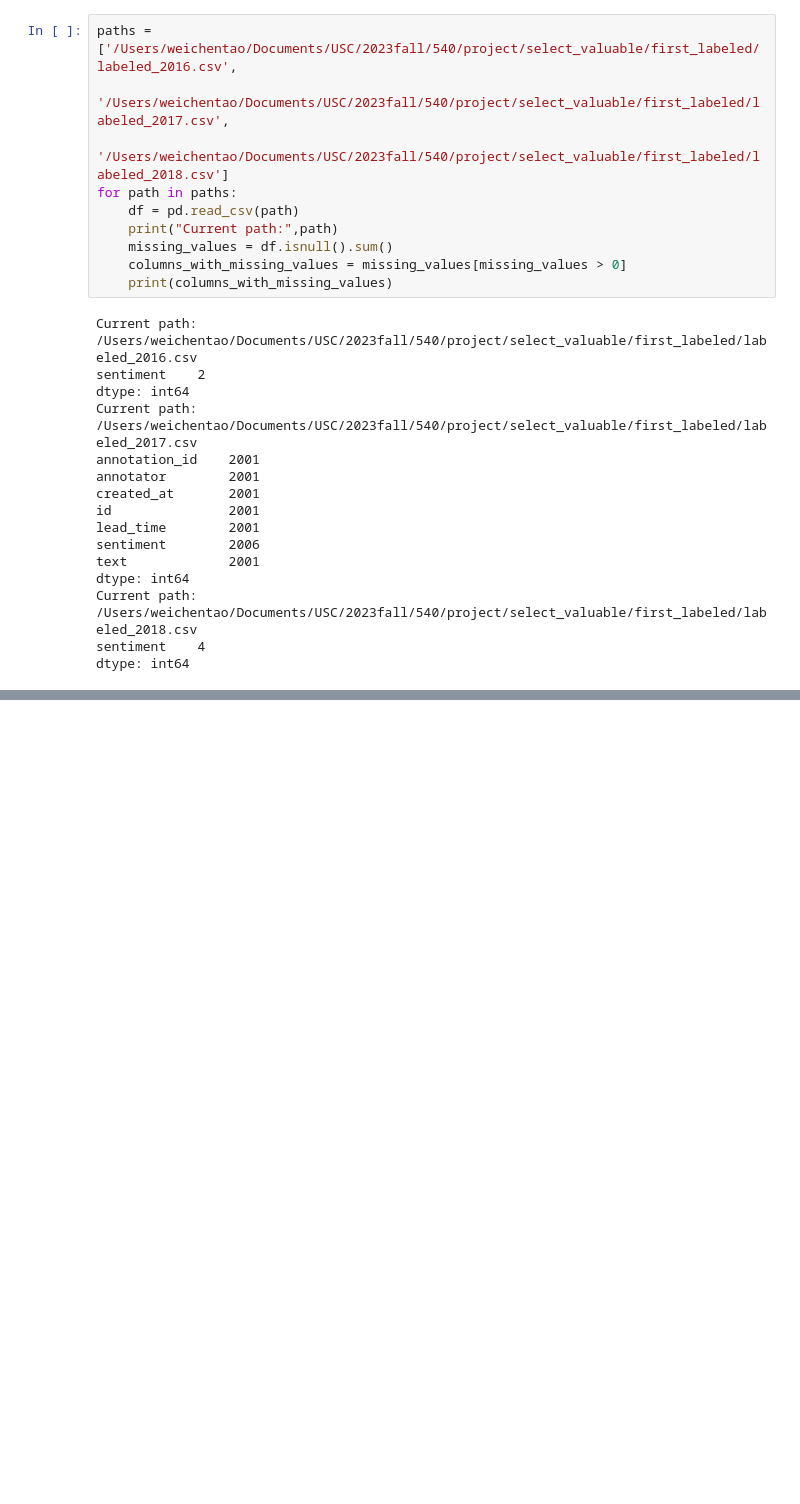
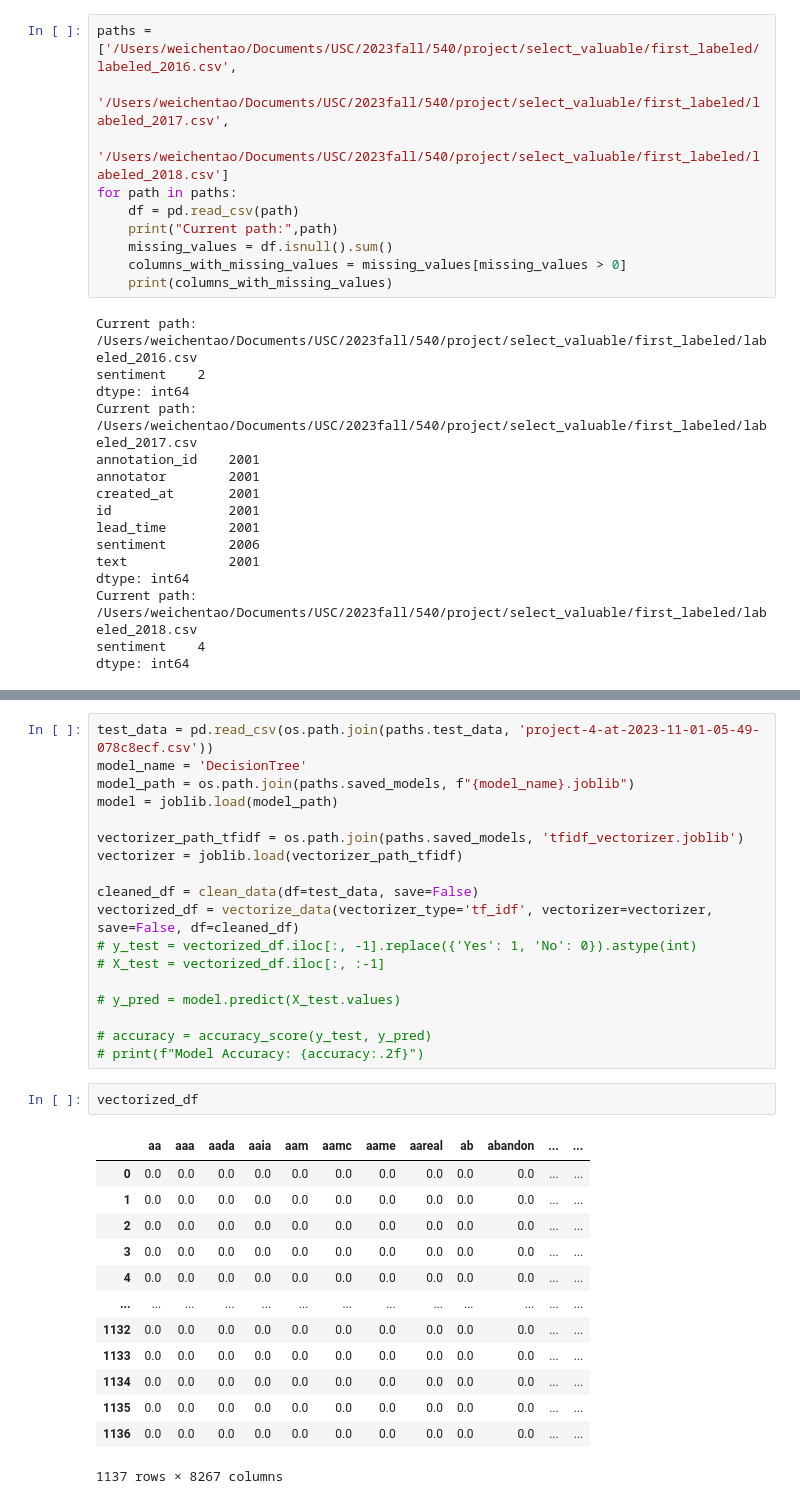
Before and after one commit to pyyybf/Recruitment-Patterns-Analysis, a Jupyter notebook: Select_valuable/Untitled.ipynb, the cells around one changed output, grey strips where cells are left out. Saved outputs shown, nothing was run; the diff lists cells and outputs as text; blank space fills up the shorter version.

```diff
--- a/Select_valuable/Untitled.ipynb
+++ b/Select_valuable/Untitled.ipynb
@@ -198,0 +208,34 @@ dtype: int64
+# %%
+test_data = pd.read_csv(os.path.join(paths.test_data, 'project-4-at-2023-11-01-05-49-078c8ecf.csv'))
+model_name = 'DecisionTree'
+model_path = os.path.join(paths.saved_models, f"{model_name}.joblib")
+model = joblib.load(model_path)
+
+vectorizer_path_tfidf = os.path.join(paths.saved_models, 'tfidf_vectorizer.joblib')
+vectorizer = joblib.load(vectorizer_path_tfidf)
+
+cleaned_df = clean_data(df=test_data, save=False)
+vectorized_df = vectorize_data(vectorizer_type='tf_idf', vectorizer=vectorizer, save=False, df=cleaned_df)
+# y_test = vectorized_df.iloc[:, -1].replace({'Yes': 1, 'No': 0}).astype(int)
+# X_test = vectorized_df.iloc[:, :-1]
+
+# y_pred = model.predict(X_test.values)
+
+# accuracy = accuracy_score(y_test, y_pred)
+# print(f"Model Accuracy: {accuracy:.2f}")
+# %%
+vectorized_df
+# %% [output]
+|  | aa | aaa | aada | aaia | aam | aamc | aame | aareal | ab | abandon | ... | ... |
+| 0 | 0.0 | 0.0 | 0.0 | 0.0 | 0.0 | 0.0 | 0.0 | 0.0 | 0.0 | 0.0 | ... | ... |
+| 1 | 0.0 | 0.0 | 0.0 | 0.0 | 0.0 | 0.0 | 0.0 | 0.0 | 0.0 | 0.0 | ... | ... |
+| 2 | 0.0 | 0.0 | 0.0 | 0.0 | 0.0 | 0.0 | 0.0 | 0.0 | 0.0 | 0.0 | ... | ... |
+| 3 | 0.0 | 0.0 | 0.0 | 0.0 | 0.0 | 0.0 | 0.0 | 0.0 | 0.0 | 0.0 | ... | ... |
+| 4 | 0.0 | 0.0 | 0.0 | 0.0 | 0.0 | 0.0 | 0.0 | 0.0 | 0.0 | 0.0 | ... | ... |
+| ... | ... | ... | ... | ... | ... | ... | ... | ... | ... | ... | ... | ... |
+| 1132 | 0.0 | 0.0 | 0.0 | 0.0 | 0.0 | 0.0 | 0.0 | 0.0 | 0.0 | 0.0 | ... | ... |
+| 1133 | 0.0 | 0.0 | 0.0 | 0.0 | 0.0 | 0.0 | 0.0 | 0.0 | 0.0 | 0.0 | ... | ... |
+| 1134 | 0.0 | 0.0 | 0.0 | 0.0 | 0.0 | 0.0 | 0.0 | 0.0 | 0.0 | 0.0 | ... | ... |
+| 1135 | 0.0 | 0.0 | 0.0 | 0.0 | 0.0 | 0.0 | 0.0 | 0.0 | 0.0 | 0.0 | ... | ... |
+| 1136 | 0.0 | 0.0 | 0.0 | 0.0 | 0.0 | 0.0 | 0.0 | 0.0 | 0.0 | 0.0 | ... | ... |
+1137 rows × 8267 columns
```
Also changed, not shown: parts of 2 cells of this notebook, 5 other files.
